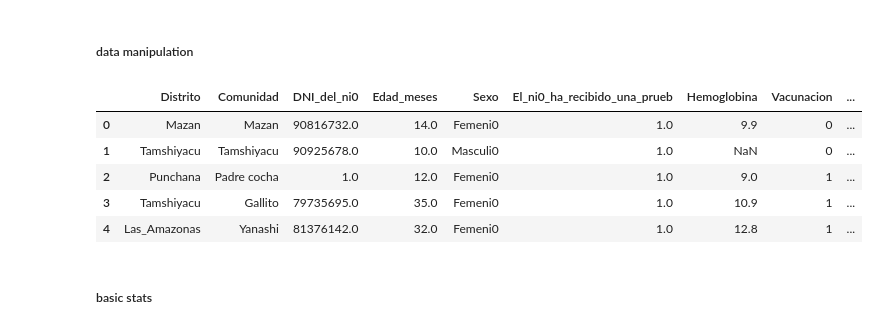
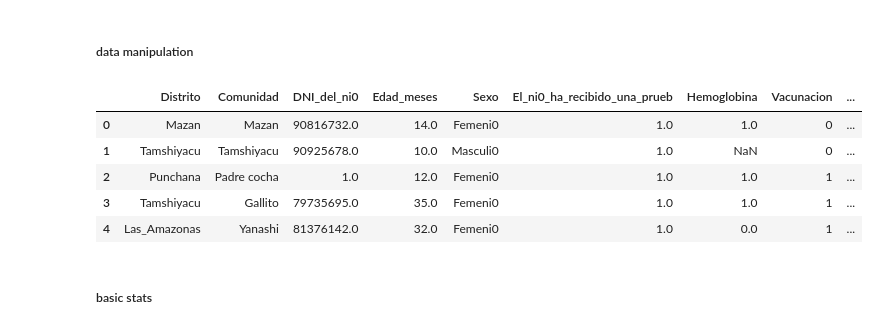
Before and after one commit to cmwestgard/Elementos, a Jupyter notebook: notebook/baseline_paper.ipynb, the cells around one changed output. Saved outputs shown, nothing was run; the diff lists cells and outputs as text; code cells hidden in the pictures.

```diff
--- a/notebook/baseline_paper.ipynb
+++ b/notebook/baseline_paper.ipynb
@@ -45,19 +35,25 @@ read data files here (csv ideally but also dta if needed) using pandas (follow t
 
 #baseline1 = pd.read_excel('../data/baseline.xlsx', index_col=0)
 baseline2 = pd.read_csv('../data/baseline.csv')
-pd.set_option('display.max_columns', None)
+
 baseline2.rename(columns = {'Total score':'Total_score', 'Comorbilidades.Desnutricion cronica':'Comorbilidades.Desnutricion.cronica'}, inplace = True)
+baseline2['Hemoglobina'].values[baseline2['Hemoglobina'] < 11.1] = 1
+baseline2['Hemoglobina'].values[baseline2['Hemoglobina'] > 11] = 0
 # %% [markdown]
 ##### data manipulation
-# %%
-baseline2.head()
-# %% [output]
-|  | Distrito | Comunidad | DNI_del_ni0 | Edad_meses | Sexo | El_ni0_ha_recibido_una_prueb | Hemoglobina | Vacunacion | ... |
-| 0 | Mazan | Mazan | 90816732.0 | 14.0 | Femeni0 | 1.0 | 9.9 | 0 | ... |
-| 1 | Tamshiyacu | Tamshiyacu | 90925678.0 | 10.0 | Masculi0 | 1.0 | NaN | 0 | ... |
-| 2 | Punchana | Padre cocha | 1.0 | 12.0 | Femeni0 | 1.0 | 9.0 | 1 | ... |
-| 3 | Tamshiyacu | Gallito | 79735695.0 | 35.0 | Femeni0 | 1.0 | 10.9 | 1 | ... |
-| 4 | Las_Amazonas | Yanashi | 81376142.0 | 32.0 | Femeni0 | 1.0 | 12.8 | 1 | ... |
+# %%
+pd.set_option('display.max_columns', None)
+pd.set_option('display.max_rows', baseline2.shape[0]+1)
+
+baseline2.head()
+#print(baseline2)
+# %% [output]
+|  | Distrito | Comunidad | DNI_del_ni0 | Edad_meses | Sexo | El_ni0_ha_recibido_una_prueb | Hemoglobina | Vacunacion | ... |
+| 0 | Mazan | Mazan | 90816732.0 | 14.0 | Femeni0 | 1.0 | 1.0 | 0 | ... |
+| 1 | Tamshiyacu | Tamshiyacu | 90925678.0 | 10.0 | Masculi0 | 1.0 | NaN | 0 | ... |
+| 2 | Punchana | Padre cocha | 1.0 | 12.0 | Femeni0 | 1.0 | 1.0 | 1 | ... |
+| 3 | Tamshiyacu | Gallito | 79735695.0 | 35.0 | Femeni0 | 1.0 | 1.0 | 1 | ... |
+| 4 | Las_Amazonas | Yanashi | 81376142.0 | 32.0 | Femeni0 | 1.0 | 0.0 | 1 | ... |
 # %% [markdown]
 ##### basic stats
 # %%
```
Also changed, not shown: parts of 4 cells of this notebook.
